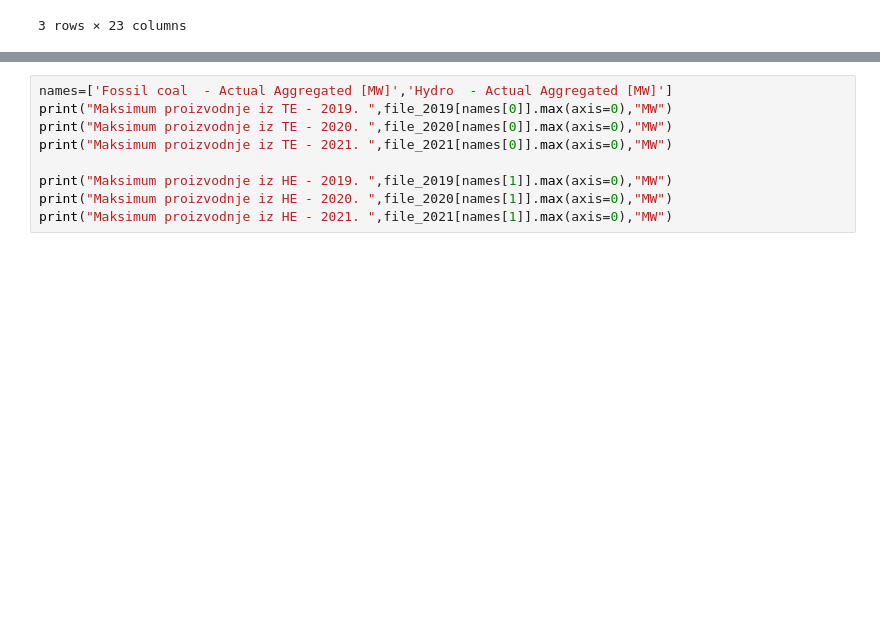
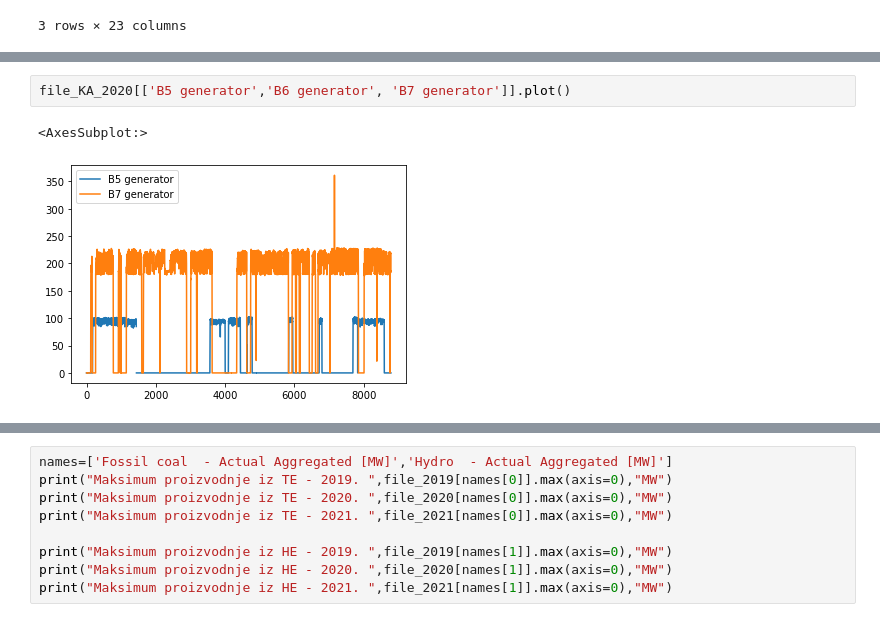
Before and after one commit to ehlimana/Electricity-analysis, a Jupyter notebook: TE_HE.ipynb, the cells around one changed output, grey strips where cells are left out. Saved outputs shown, nothing was run; the diff lists cells and outputs as text; blank space fills up the shorter version.

```diff
--- a/TE_HE.ipynb
+++ b/TE_HE.ipynb
@@ -52,0 +125,5 @@ Text(0.5, 1.0, 'Proizvodnja 2021.')
+# %%
+file_KA_2020[['B5 generator','B6 generator', 'B7 generator']].plot()
+# %% [output]
+<AxesSubplot:>
+[figure, added]
```
Also changed, not shown: parts of 74 cells of this notebook, 35 other files.
